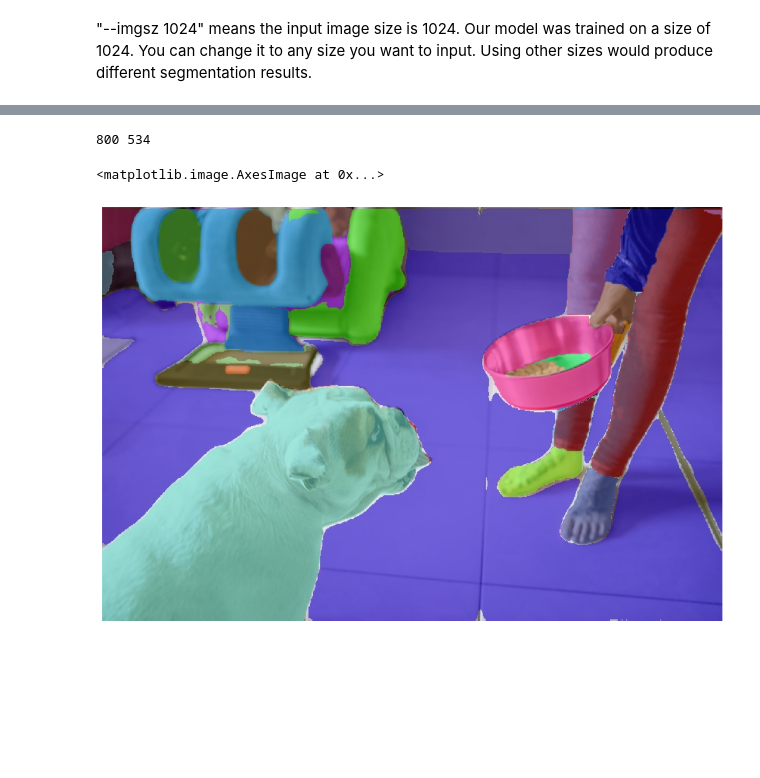
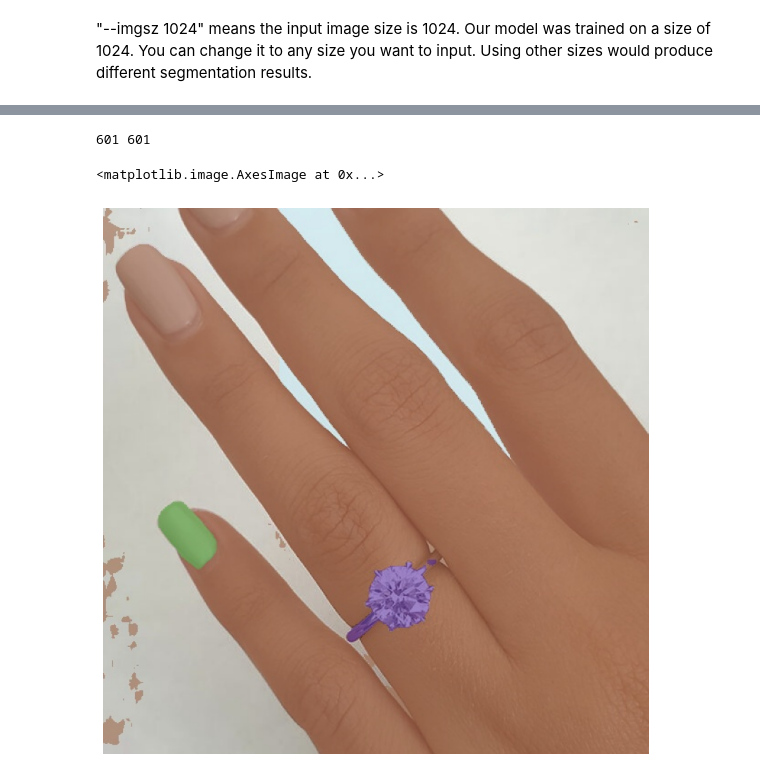
Before and after one commit to tan-blng/Colab, a Jupyter notebook: FastSAM_example.ipynb, the cells around one changed output, grey strips where cells are left out. Cells and saved outputs as stored; diff of their text form; code cells hidden in the pictures; blank space fills up the shorter version.

```diff
--- a/FastSAM_example.ipynb
+++ b/FastSAM_example.ipynb
@@ -82,13 +83,13 @@ Speed: 10.1ms preprocess, 10986.6ms inference, 413.3ms postprocess per image at
 # %%
-image = cv2.imread('output/dog.jpg')
+image = cv2.imread(f'output/{fname}')
 image = cv2.cvtColor(image, cv2.COLOR_BGR2RGB)
 original_h = image.shape[0]
 original_w = image.shape[1]
 print(original_w, original_h)
 plt.figure(figsize=(10, 10))
 plt.axis("off")
 plt.imshow(image)
 # %% [output]
-800 534
+601 601
 <matplotlib.image.AxesImage at 0x...>
-[figure, old version]
+[figure, new version]
```
Also changed, not shown: parts of 6 cells of this notebook.
